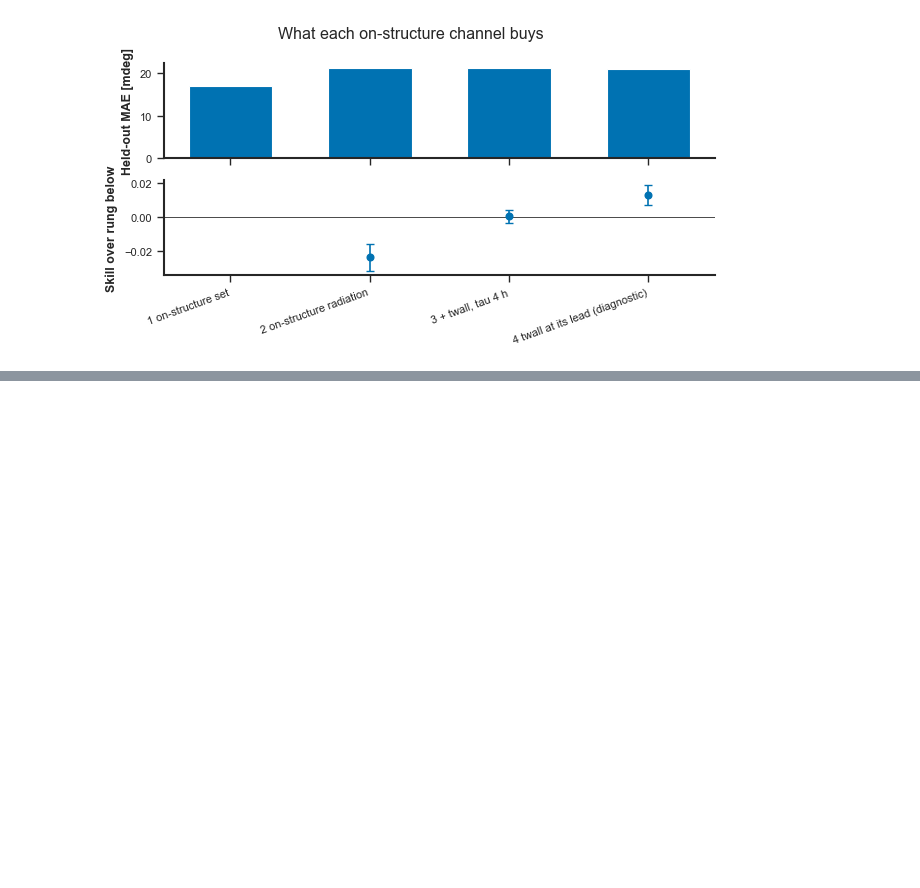
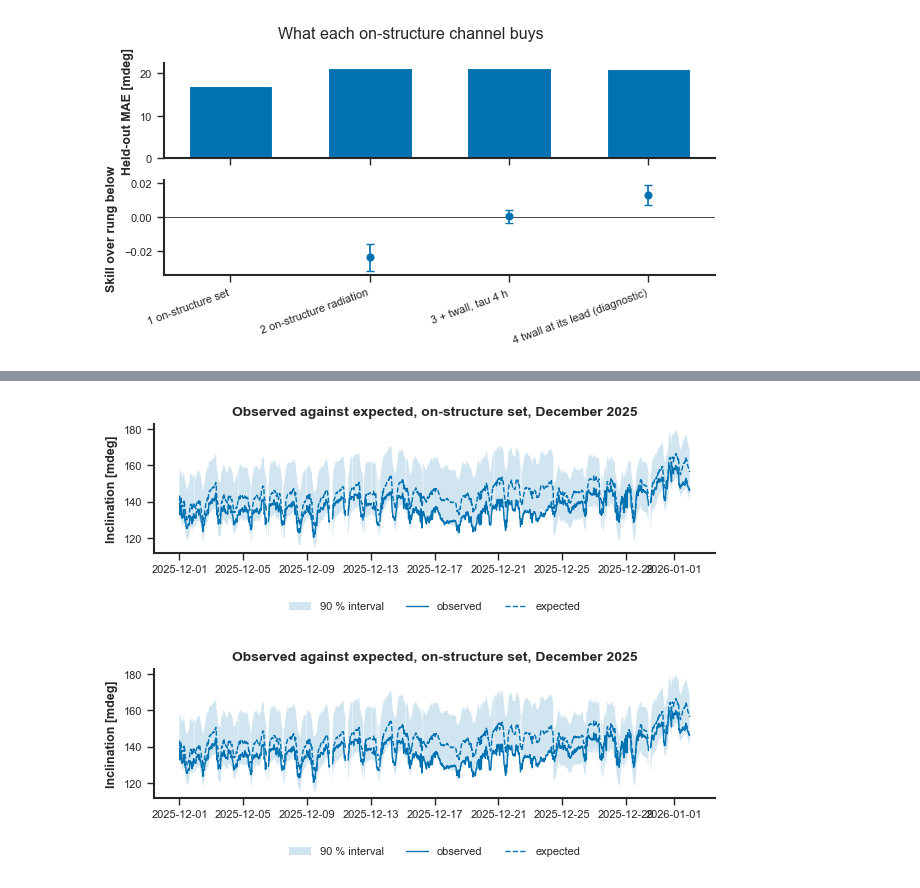
Before and after one commit to eugeniomoreira-iaud/neuralprophet-shm, a Jupyter notebook: studies/05_greybox_monitoring/greybox_monitoring_study.ipynb, the cells around one changed output, grey strips where cells are left out. Cells and saved outputs as stored; diff of their text form; code cells hidden in the pictures; blank space fills up the shorter version.

```diff
--- a/studies/05_greybox_monitoring/greybox_monitoring_study.ipynb
+++ b/studies/05_greybox_monitoring/greybox_monitoring_study.ipynb
@@ -405,6 +415,7 @@ EPOCHS = 30
 SEED = 0
 MIN_TRAIN = '730d'
 REFIT_EVERY = '30d'
+TRAIN_WINDOW = '1095d'
 CONDITIONAL_DAILY = True
 WEIGHT_CURVE = {               # GM_04: order-two annual fit of the residual's daily amplitude
     'order': 2,
@@ -457,6 +477,7 @@ temperature gain is among them.
 CONFORMAL_ALPHA = 0.10
 CONFORMAL_METHOD = 'cqr'
 CONFORMAL_CALIBRATION_WINDOW = '180d'
+STALENESS_EDGES_D = [-0.01, 7, 14, 21, 31]
 VALID_P = 0.2
 CV_FOLDS = 5
 CV_FOLD_PCT = 0.1
@@ -1447,0 +1489,20 @@ figures.plot_ladder(ladder, title='What each on-structure channel buys',
+# %%
+rolling_sets = {}
+for name, block in def_frames.items():
+    rolling = prediction.rolling_nowcast(
+        block, regressors=('tair', 'rh', 'sr'), refit_every=REFIT_EVERY,
+        min_train=MIN_TRAIN, train_window=TRAIN_WINDOW,
+        changepoints_per_window=True, freq=NATIVE_FREQ, epochs=EPOCHS,
+        growth='linear', n_changepoints=N_CHANGEPOINTS,
+        changepoints_range=CHANGEPOINTS_RANGE, trend_reg=TREND_REG,
+        yearly_order=YEARLY_ORDER, daily_order=DAILY_ORDER,
+        conditional_seasonality=CONDITIONS, quantiles=QUANTILES, seed=SEED,
+        learning_rate=LEARNING_RATE)
+    rolling = prediction.rolling_conformal(
+        rolling, alpha=CONFORMAL_ALPHA, window=CONFORMAL_CALIBRATION_WINDOW,
+        method=CONFORMAL_METHOD)
+    rolling['set'] = name
+    rolling['staleness'] = pd.cut(rolling['staleness_d'], STALENESS_EDGES_D,
+                                  labels=['0-7 d', '8-14 d', '15-21 d', '22-30 d'])
+    rolling_sets[name] = rolling
+    print(f'{name}: {len(rolling):,} rows from {rolling["origin"].nunique()} refits')
@@ -1447,0 +1574,9 @@ figures.plot_ladder(ladder, title='What each on-structure channel buys',
+# %%
+view = rolling_sets['str'].set_index('ds').loc['2025-12-01':'2026-01-01']
+figures.plot_prediction_band(
+    view['y'], view['yhat'], view['q05'], view['q95'], freq=NATIVE_FREQ,
+    title='Observed against expected, on-structure set, December 2025',
+    save_path=str(OUTPUT_DIR), filename='GM_F08_observed_expected')
+# %% [output]
+[figure, added]
+[figure, added]
```
Also changed, not shown: parts of 10 cells of this notebook, 2 other files.
